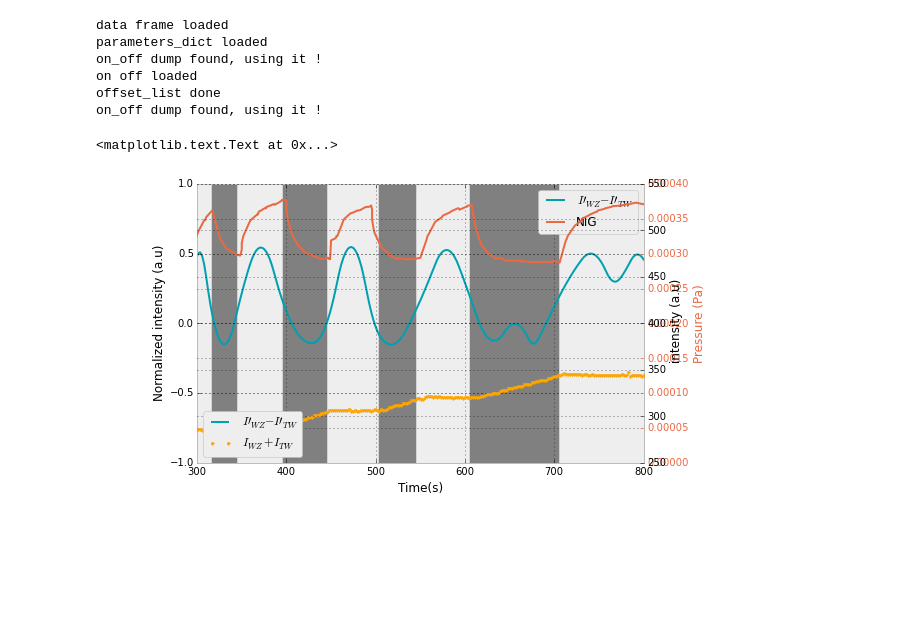
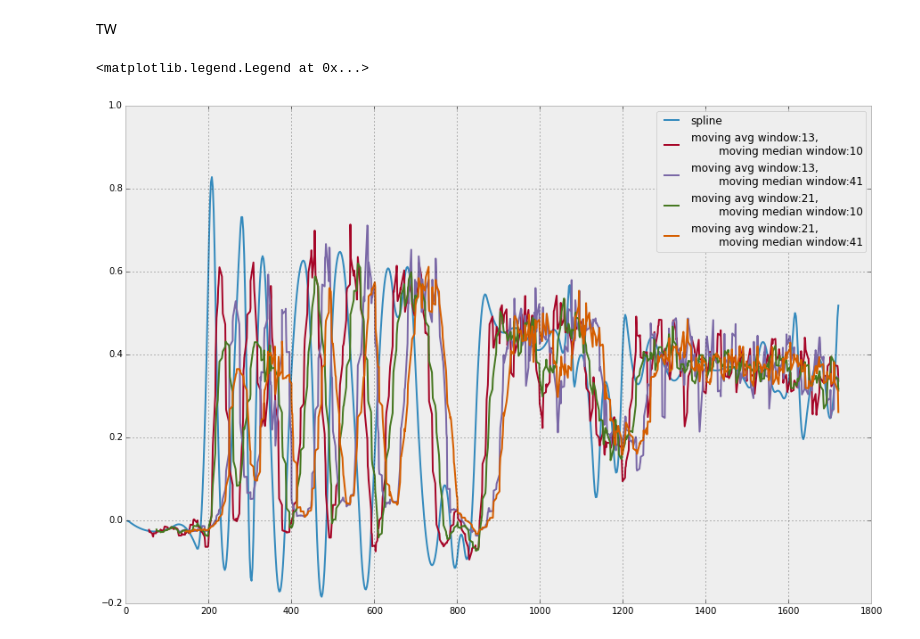
Before and after one commit to giulioungaretti/SPring8, a Jupyter notebook: Untitled1.ipynb, the cells around one changed output. Drawn from its saved outputs; the diff is of its cells as text; code cells hidden in the pictures; blank space fills up the shorter version.

```diff
--- a/Untitled1.ipynb
+++ b/Untitled1.ipynb
@@ -19,9 +45,8 @@ data.
 # %%
 fig,ax = subplots(figsize=(15,10))
-
-ax.plot(d_ys_WZ,label='spline')
-for mean in [5,21]:
-    for median in [21]:
-        plot(pd.rolling_mean(pd.rolling_median(data.Int_WZ,mean).diff(),median),'-',label = '''moving avg window:{0},
+ax.plot(xs_WZ,d_ys_WZ,label='spline')
+for mean in [13,21]:
+    for median in [10,41]:
+        plot(data.index, pd.rolling_mean(pd.rolling_median(data.Int_WZ,median).diff(),mean),'-',label = '''moving avg window:{0},
         moving median window:{1}'''.format(mean,median) )
 ax.legend()
@@ -45,18 +59,0 @@ ax.set_ylim(12,16)
-# %%
-name = 'InAs0799time3'
-data, parameters_dict, on_off, offset_list = loadme(name)
-fig, ax = do_diff_derivatives(
-    data, parameters_dict, 'TW', name, False, True, True, True,figsize=(8,5))
-
-ax.plot(data.index,data.Int_WZ)
-ax.set_xlim(300,800)
-ax.set_xlabel('Time(s)')
-# %% [output]
-data frame loaded
-parameters_dict loaded
-on_off dump found, using it !
-on off loaded
-offset_list done
-on_off dump found, using it !
-<matplotlib.text.Text at 0x...>
-[figure, removed]
@@ -64,0 +60,13 @@ fig.savefig('peter_0799.png', dpi=400)
+# %% [markdown]
+TW
+# %%
+fig,ax = subplots(figsize=(15,10))
+ax.plot(xs_TW,d_ys_TW,label='spline')
+for mean in [13,21]:
+    for median in [10,41]:
+        plot(data.index, pd.rolling_mean(pd.rolling_median(data.Int_TW,median).diff(),mean),'-',label = '''moving avg window:{0},
+        moving median window:{1}'''.format(mean,median) )
+ax.legend()
+# %% [output]
+<matplotlib.legend.Legend at 0x...>
+[figure, added]
```
Also changed, not shown: parts of 13 cells of this notebook, 4 other files.
